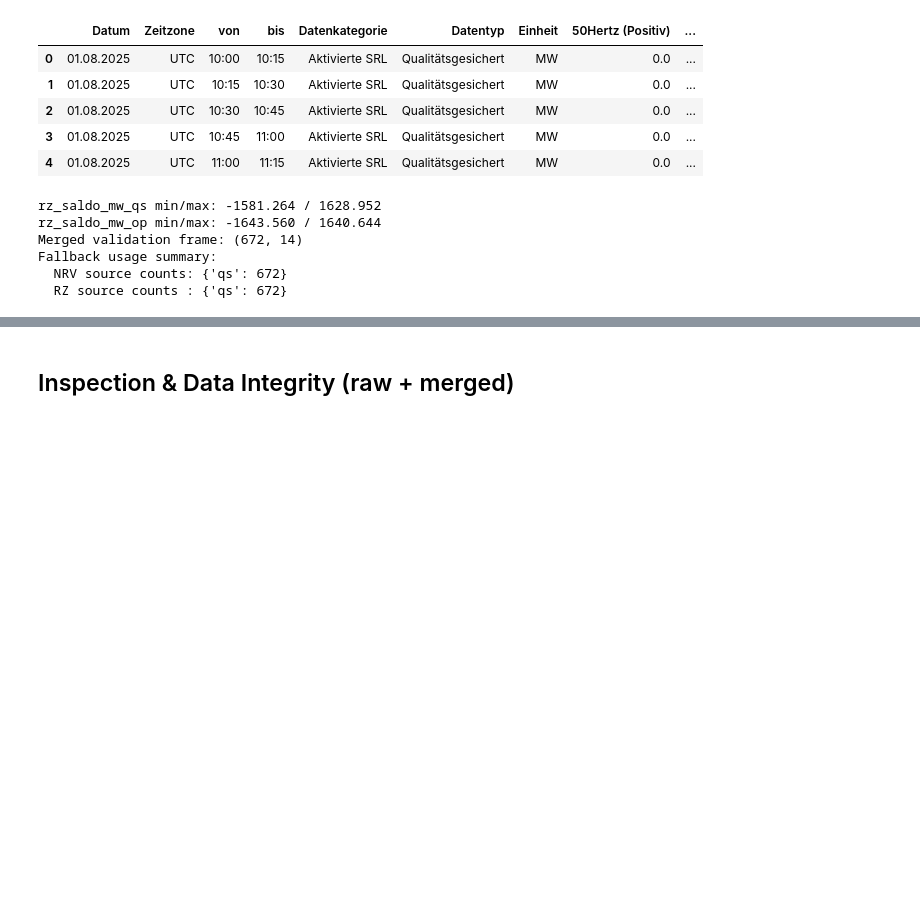
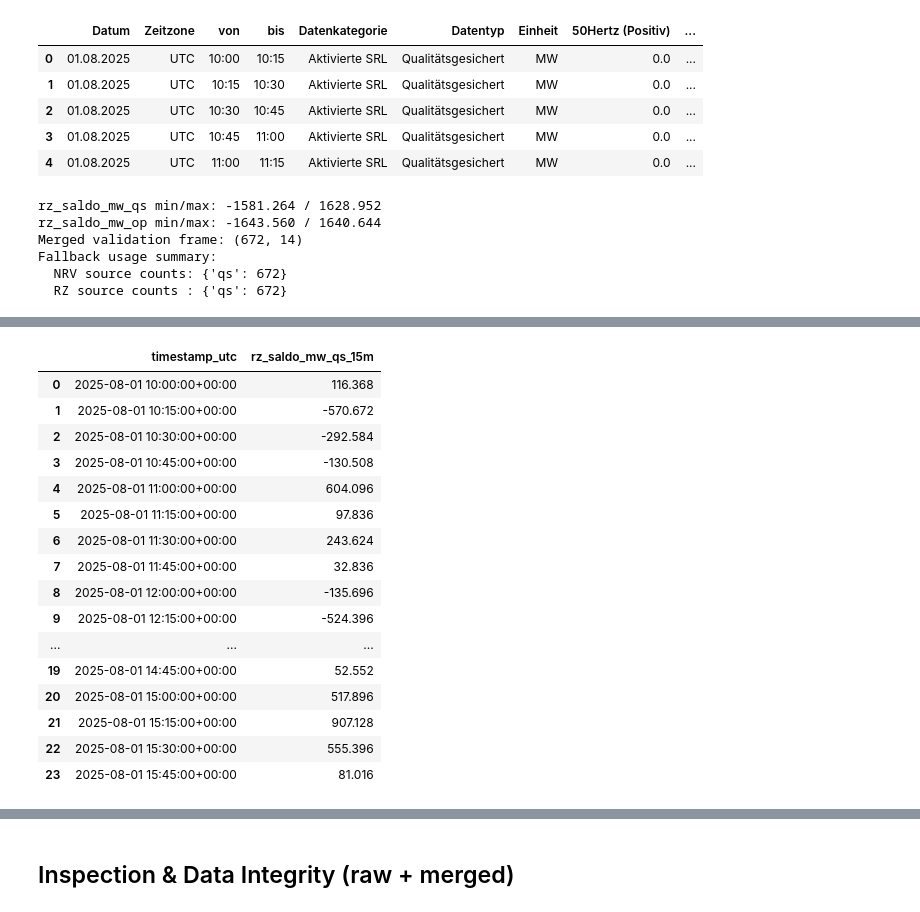
Before and after one commit to lgiesen/energy_trading, a Jupyter notebook: notebooks/api/03_netztransparenz.ipynb, the cells around one changed output, grey strips where cells are left out. Drawn from its saved outputs; the diff is of its cells as text; code cells hidden in the pictures; blank space fills up the shorter version.

```diff
--- a/notebooks/api/03_netztransparenz.ipynb
+++ b/notebooks/api/03_netztransparenz.ipynb
@@ -320,0 +330,71 @@ Fallback usage summary:
+# %%
+# Narrow validation window requested in thesis QA workflow
+RZ_START_UTC = datetime(2025, 8, 1, 10, 0, tzinfo=timezone.utc)
+RZ_END_UTC = RZ_START_UTC + timedelta(hours=6)
+
+rz_raw = fetch_netztransparenz_csv(
+    series='RZSaldo',
+    quality='Qualitaetsgesichert',
+    start_utc=RZ_START_UTC,
+    end_utc=RZ_END_UTC,
+    token=TOKEN,
+)
+
+rz_15 = _rz_saldo_series(rz_raw, 'rz_saldo_mw_qs_15m').sort_values('timestamp_utc').reset_index(drop=True)
+rz_h = (
+    rz_15.assign(hour=lambda x: x['timestamp_utc'].dt.floor('h'))
+         .groupby('hour', as_index=False)['rz_saldo_mw_qs_15m']
+         .mean()
+         .rename(columns={'hour': 'timestamp_utc', 'rz_saldo_mw_qs_15m': 'rz_saldo_mw_qs_hour_mean_api'})
+)
+
+# Compare against stored parquet output of fetch_netztransparenz.py
+out_path = PROJECT_ROOT / 'data' / 'raw' / 'netztransparenz.parquet'
+out_df = pd.read_parquet(out_path)
+out_df['timestamp_utc'] = pd.to_datetime(out_df['timestamp_utc'], utc=True)
+out_slice = out_df[
+    (out_df['timestamp_utc'] >= RZ_START_UTC)
+    & (out_df['timestamp_utc'] < RZ_END_UTC)
+][['timestamp_utc', 'rz_saldo_mw_qs']]
+
+cmp = rz_h.merge(out_slice, on='timestamp_utc', how='left')
+cmp['diff_parquet_minus_api'] = cmp['rz_saldo_mw_qs'] - cmp['rz_saldo_mw_qs_hour_mean_api']
+
+print('RZ QS 15-min contributors (API):')
+display(rz_15[['timestamp_utc', 'rz_saldo_mw_qs_15m']].head(24))
+print('RZ hourly comparison: API recompute vs netztransparenz.parquet')
+display(cmp)
+print('Max abs diff:', cmp['diff_parquet_minus_api'].abs().max())
+
+# Optional external CSV cross-check (user-provided export with helper in column K)
+external_csv = Path('/Users/leori/Desktop/RZ-Saldo qualitaetsgesichert (2026-03-16 14-53-15).csv')
+if external_csv.exists():
+    ext = pd.read_csv(external_csv, sep=';', decimal=',', thousands='.', low_memory=False)
+    for c in ['50Hertz', 'Amprion', 'TenneT TSO', 'TransnetBW']:
+        ext[c] = pd.to_numeric(ext[c], errors='coerce')
+
+    # CSV date is compact ddmmyy in this export
+    ext['timestamp_utc'] = pd.to_datetime(
+        ext['Datum'].astype(str).str.zfill(6) + ' ' + ext['von'].astype(str),
+        format='%d%m%y %H:%M',
+        errors='coerce',
+    ).dt.tz_localize('UTC')
+
+    ext['rz_15m_sum'] = ext[['50Hertz', 'Amprion', 'TenneT TSO', 'TransnetBW']].sum(axis=1, min_count=1)
+    ext_hour = (
+        ext.assign(hour=lambda x: x['timestamp_utc'].dt.floor('h'))
+           .groupby('hour', as_index=False)['rz_15m_sum']
+           .mean()
+           .rename(columns={'hour': 'timestamp_utc', 'rz_15m_sum': 'rz_saldo_mw_qs_hour_mean_csv'})
+    )
+
+    ext_hour = ext_hour[(ext_hour['timestamp_utc'] >= RZ_START_UTC) & (ext_hour['timestamp_utc'] < RZ_END_UTC)]
+    cmp_ext = cmp.merge(ext_hour, on='timestamp_utc', how='left')
+    cmp_ext['diff_csv_minus_api'] = cmp_ext['rz_saldo_mw_qs_hour_mean_csv'] - cmp_ext['rz_saldo_mw_qs_hour_mean_api']
+
+    print('RZ hourly comparison incl. external CSV:')
+    display(cmp_ext)
+    print('Max abs diff (CSV vs API):', cmp_ext['diff_csv_minus_api'].abs().max())
+else:
+    print(f'External CSV not found at: {external_csv}')
+# %% [output]
@@ -320,0 +403,17 @@ Fallback usage summary:
+|  | timestamp_utc | rz_saldo_mw_qs_15m |
+| 0 | 2025-08-01 10:00:00+00:00 | 116.368 |
+| 1 | 2025-08-01 10:15:00+00:00 | -570.672 |
+| 2 | 2025-08-01 10:30:00+00:00 | -292.584 |
+| 3 | 2025-08-01 10:45:00+00:00 | -130.508 |
+| 4 | 2025-08-01 11:00:00+00:00 | 604.096 |
+| 5 | 2025-08-01 11:15:00+00:00 | 97.836 |
+| 6 | 2025-08-01 11:30:00+00:00 | 243.624 |
+| 7 | 2025-08-01 11:45:00+00:00 | 32.836 |
+| 8 | 2025-08-01 12:00:00+00:00 | -135.696 |
+| 9 | 2025-08-01 12:15:00+00:00 | -524.396 |
+| ... | ... | ... |
+| 19 | 2025-08-01 14:45:00+00:00 | 52.552 |
+| 20 | 2025-08-01 15:00:00+00:00 | 517.896 |
+| 21 | 2025-08-01 15:15:00+00:00 | 907.128 |
+| 22 | 2025-08-01 15:30:00+00:00 | 555.396 |
+| 23 | 2025-08-01 15:45:00+00:00 | 81.016 |
```
Also changed, not shown: parts of 4 cells of this notebook, 1 other file.
